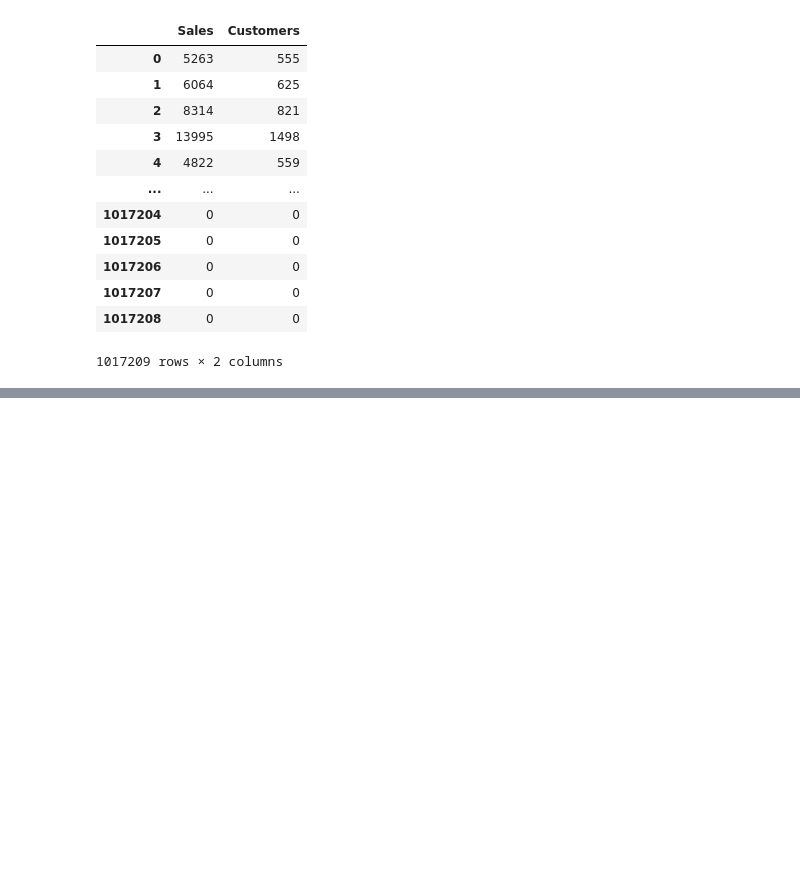
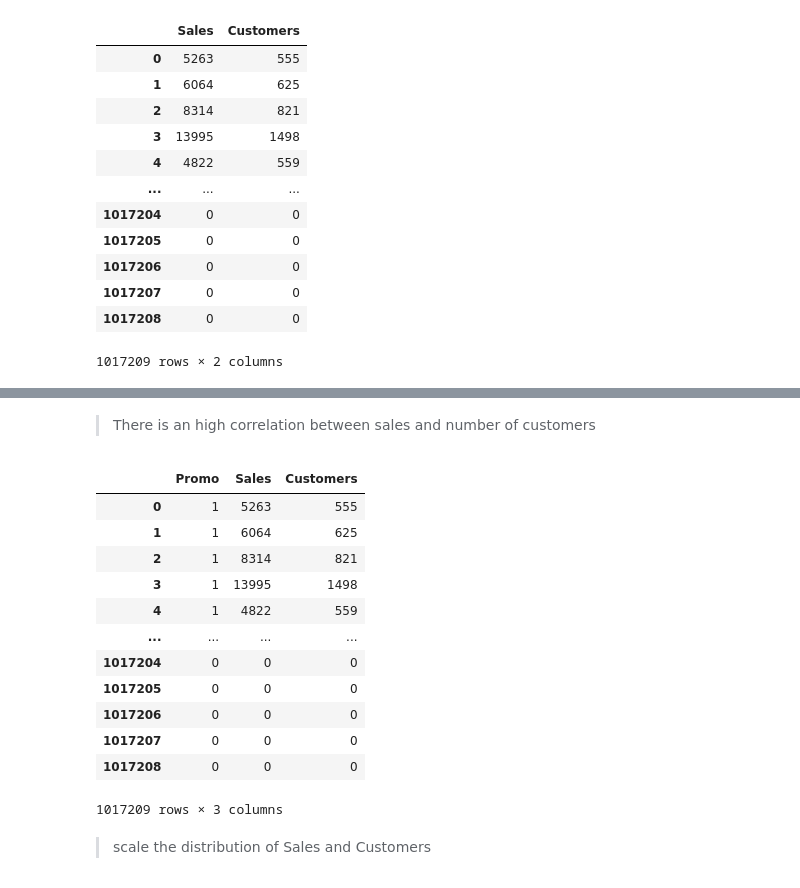
Before and after one commit to Patrick5455/Pharma-ML, a Jupyter notebook: analysis/interactive/Data Exploration.ipynb, the cells around one changed output, grey strips where cells are left out. Drawn from its saved outputs; the diff is of its cells as text; code cells hidden in the pictures; blank space fills up the shorter version.

```diff
--- a/analysis/interactive/Data Exploration.ipynb
+++ b/analysis/interactive/Data Exploration.ipynb
@@ -678,0 +685,21 @@ plt.savefig(fname='../../visuals/r2/sales_cust_corr.png', format='png')
+# %% [markdown]
+> There is an high correlation between sales and number of customers
+# %%
+promo_sales_cust = clean_train[['Promo', 'Sales', 'Customers']]
+promo_sales_cust
+# %% [output]
+|  | Promo | Sales | Customers |
+| 0 | 1 | 5263 | 555 |
+| 1 | 1 | 6064 | 625 |
+| 2 | 1 | 8314 | 821 |
+| 3 | 1 | 13995 | 1498 |
+| 4 | 1 | 4822 | 559 |
+| ... | ... | ... | ... |
+| 1017204 | 0 | 0 | 0 |
+| 1017205 | 0 | 0 | 0 |
+| 1017206 | 0 | 0 | 0 |
+| 1017207 | 0 | 0 | 0 |
+| 1017208 | 0 | 0 | 0 |
+1017209 rows × 3 columns
+# %% [markdown]
+> scale the distribution of Sales and Customers
```
Also changed, not shown: parts of 17 cells of this notebook, 4 other files.
